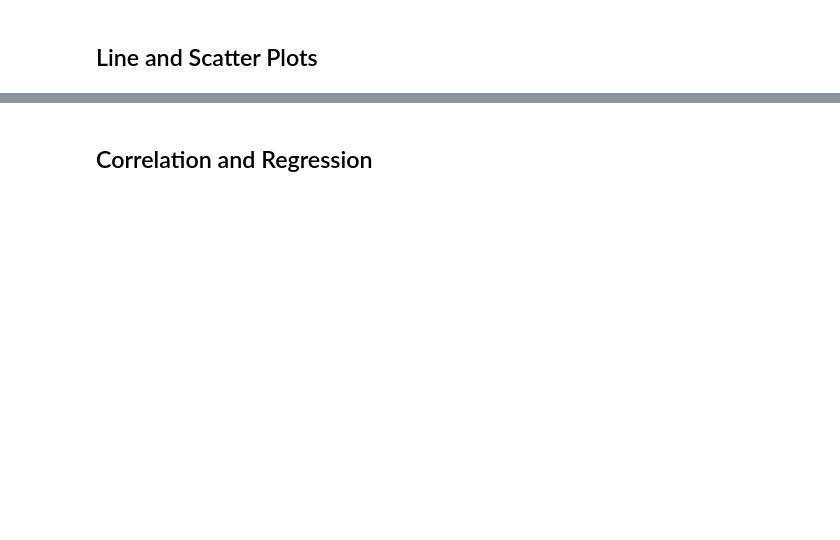
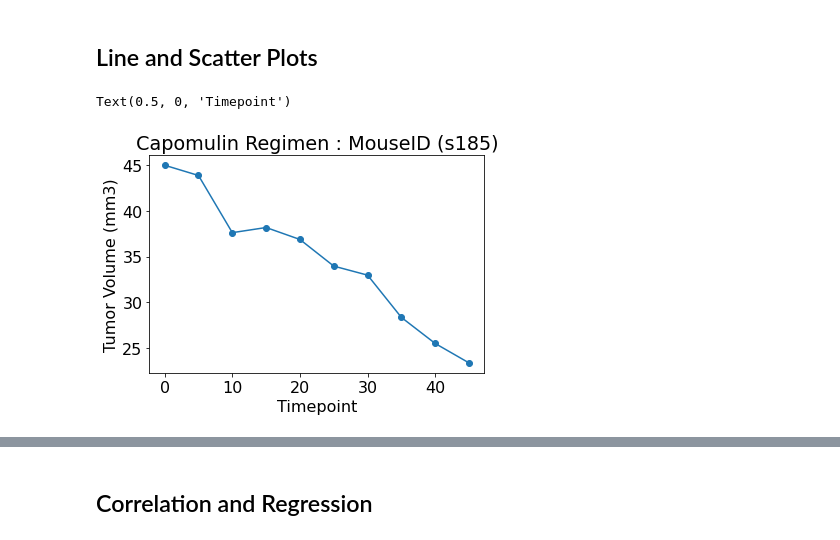
Before and after one commit to ZKeller22/UCI-Homework-Keller, a Jupyter notebook: matplotlib-challenge/Pymaceuticals/pymaceuticals_starter.ipynb, the cells around one changed output, grey strips where cells are left out. Drawn from its saved outputs; the diff is of its cells as text; code cells hidden in the pictures; blank space fills up the shorter version.

```diff
--- a/matplotlib-challenge/Pymaceuticals/pymaceuticals_starter.ipynb
+++ b/matplotlib-challenge/Pymaceuticals/pymaceuticals_starter.ipynb
@@ -281,0 +312,12 @@ Values above 73.31018776874998 could be outliers.
+# %%
+# Generate a line plot of tumor volume vs. time point for a mouse treated with Capomulin
+# isolate a mouse treated with Capomulin
+a_mouse = data[['Timepoint', 'Tumor Volume (mm3)']].loc[(data['Drug Regimen'] == 'Capomulin') & (data['Mouse ID']=='s185')]
+a_mouse
+plt.plot(a_mouse['Timepoint'], a_mouse['Tumor Volume (mm3)'], marker='o')
+plt.title("Capomulin Regimen : MouseID (s185)")
+plt.ylabel("Tumor Volume (mm3)")
+plt.xlabel("Timepoint")
+# %% [output]
+Text(0.5, 0, 'Timepoint')
+[figure, added]
```
Also changed, not shown: parts of 9 cells of this notebook.
